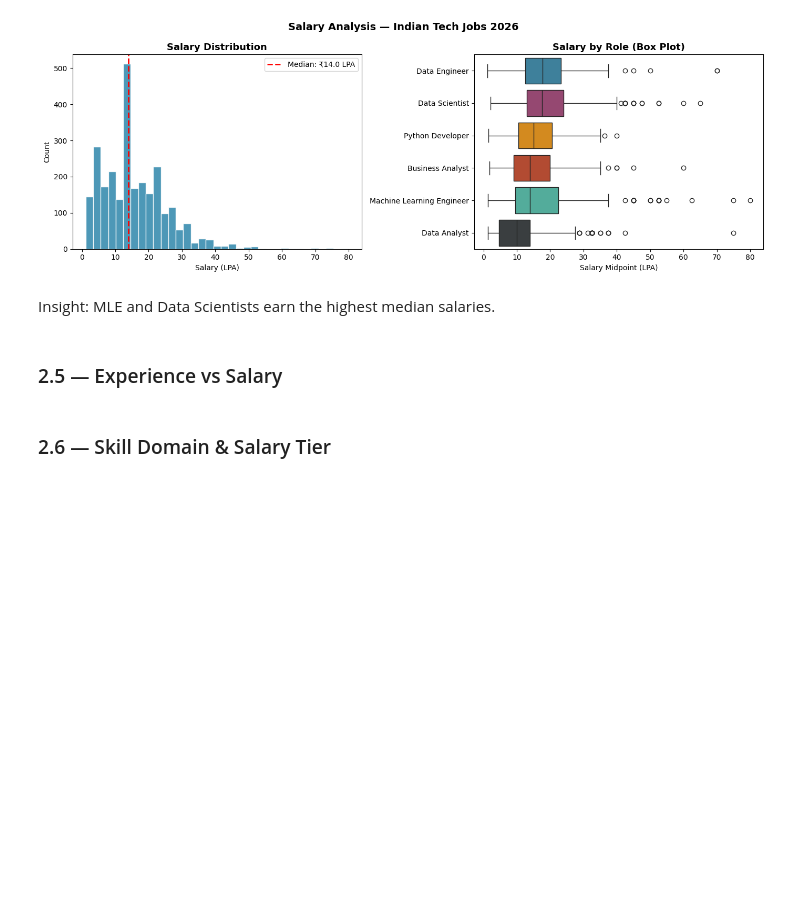
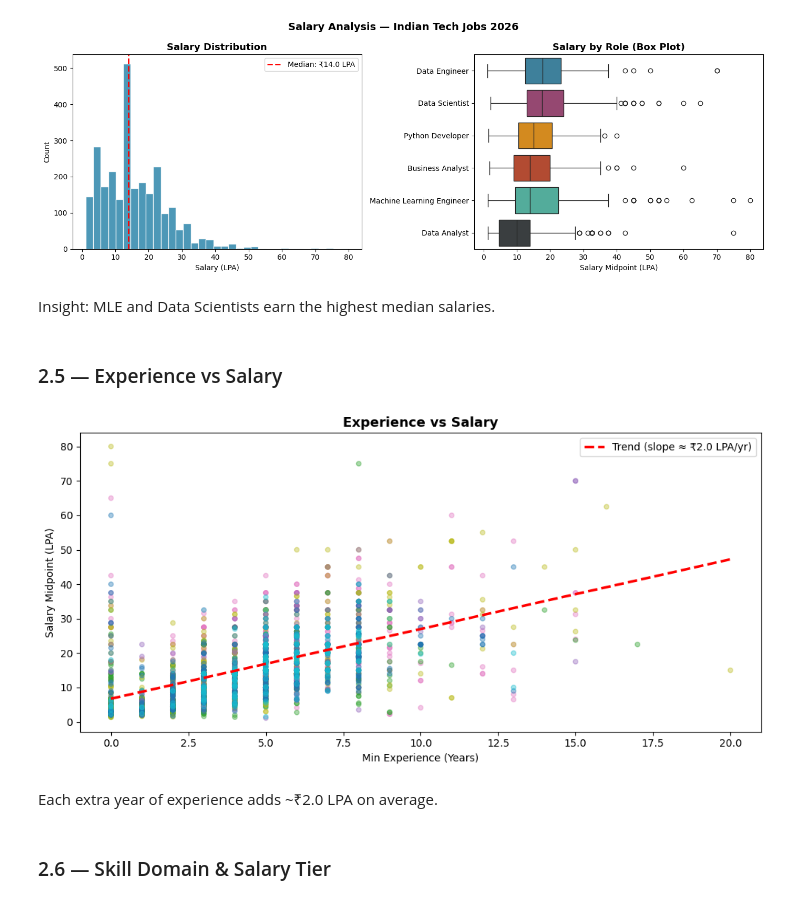
Before and after one commit to VishRoy/kaggle-notebook, a Jupyter notebook: indian-tech-job-market-2026-eda-ml.ipynb, the cells around one changed output. Cells and saved outputs as stored; diff of their text form; code cells hidden in the pictures; blank space fills up the shorter version.

```diff
--- a/indian-tech-job-market-2026-eda-ml.ipynb
+++ b/indian-tech-job-market-2026-eda-ml.ipynb
@@ -292,5 +292,34 @@ plt.show()
 Insight: MLE and Data Scientists earn the highest median salaries.
 # %% [markdown]
 ### 2.5 — Experience vs Salary
+# %%
+fig, ax = plt.subplots(figsize=(10,5))
+
+plot_df = sal_df.dropna(subset=['experience_min_yrs'])
+
+ax.scatter(plot_df['experience_min_yrs'], plot_df['salary_midpoint_lpa'],
+           c=pd.Categorical(plot_df['role_category']).codes,
+           alpha=0.4, s=20, cmap='tab10')
+
+# Trend line (linear regression)
+
+z = np.polyfit(plot_df['experience_min_yrs'], plot_df['salary_midpoint_lpa'], 1)
+
+p = np.poly1d(z)
+
+x_range = np.linspace(0, plot_df['experience_min_yrs'].max(), 100)
+ax.plot(x_range, p(x_range), 'r--', lw=2.5, label=f'Trend (slope ≈ ₹{z[0]:.1f} LPA/yr)')
+
+ax.set_title('Experience vs Salary', fontsize=13, fontweight='bold')
+ax.set_xlabel('Min Experience (Years)')
+ax.set_ylabel('Salary Midpoint (LPA)')
+ax.legend()
+plt.tight_layout()
+plt.savefig('05_exp_vs_salary.png', bbox_inches='tight')
+plt.show()
+# %% [output]
+[figure, added]
+# %% [markdown]
+Each extra year of experience adds ~₹2.0 LPA on average.
 # %% [markdown]
 ### 2.6 — Skill Domain & Salary Tier
```
Also changed, not shown: parts of 6 cells of this notebook.
